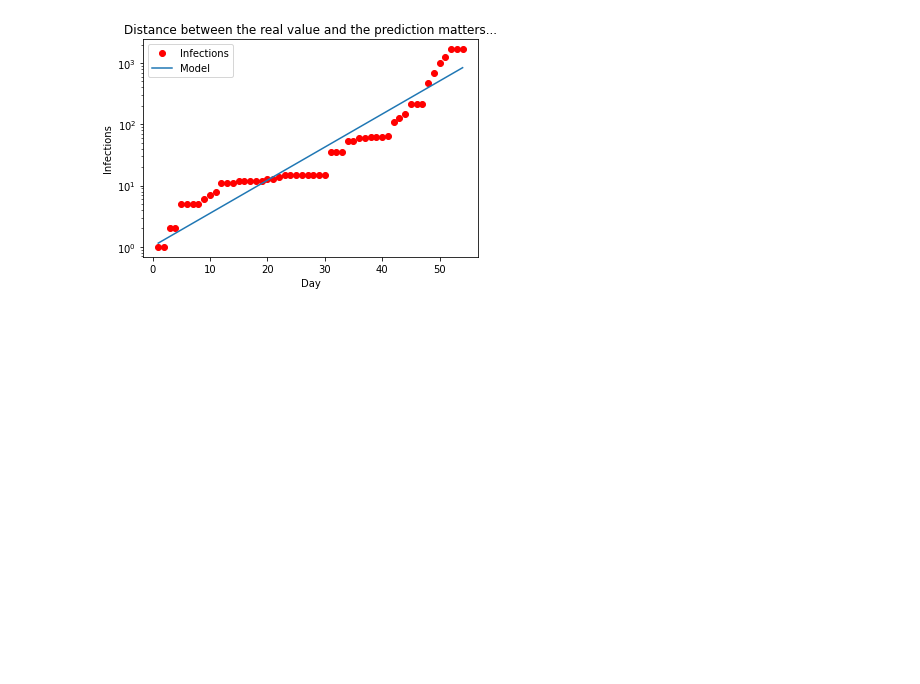
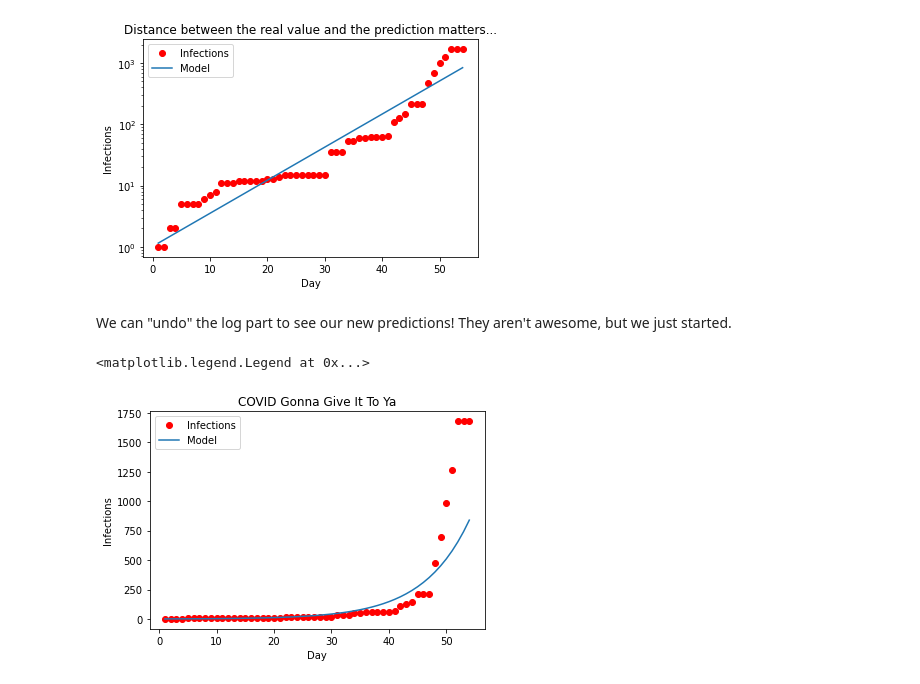
Before and after one commit to ymastan/BasicClassExamples, a Jupyter notebook: 006_DistributionsExample.ipynb, the cells around one changed output. Cells and saved outputs as stored; diff of their text form; code cells hidden in the pictures; blank space fills up the shorter version.

```diff
--- a/006_DistributionsExample.ipynb
+++ b/006_DistributionsExample.ipynb
@@ -132,3 +134,16 @@ plt.legend()
 # %% [output]
 <matplotlib.legend.Legend at 0x...>
 [figure]
+# %% [markdown]
+We can "undo" the log part to see our new predictions!
+They aren't awesome, but we just started.
+# %%
+plt.plot(df["Day"], df["Infections"], "or", label="Infections")
+plt.xlabel('Day')
+plt.ylabel('Infections')
+plt.title('COVID Gonna Give It To Ya')
+plt.plot(x,y_fit, label="Model")
+plt.legend()
+# %% [output]
+<matplotlib.legend.Legend at 0x...>
+[figure, added]
```
Also changed, not shown: parts of 3 cells of this notebook, 1 other file.
